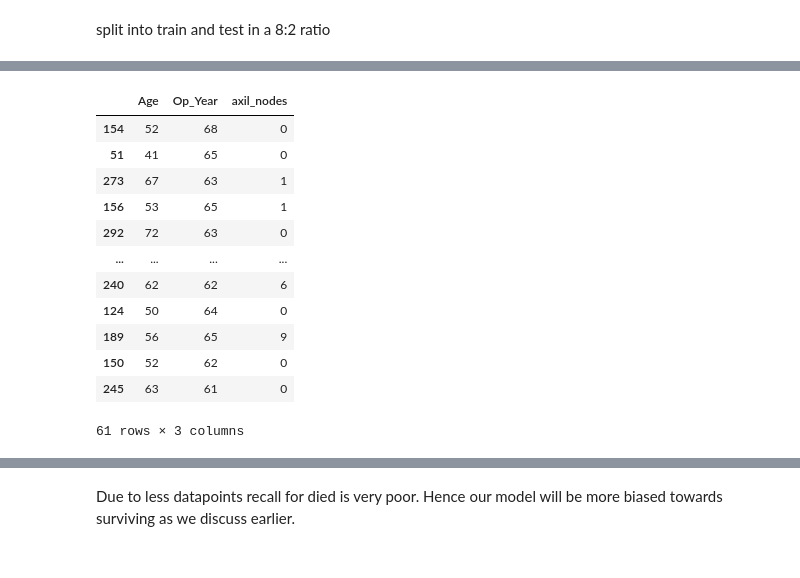
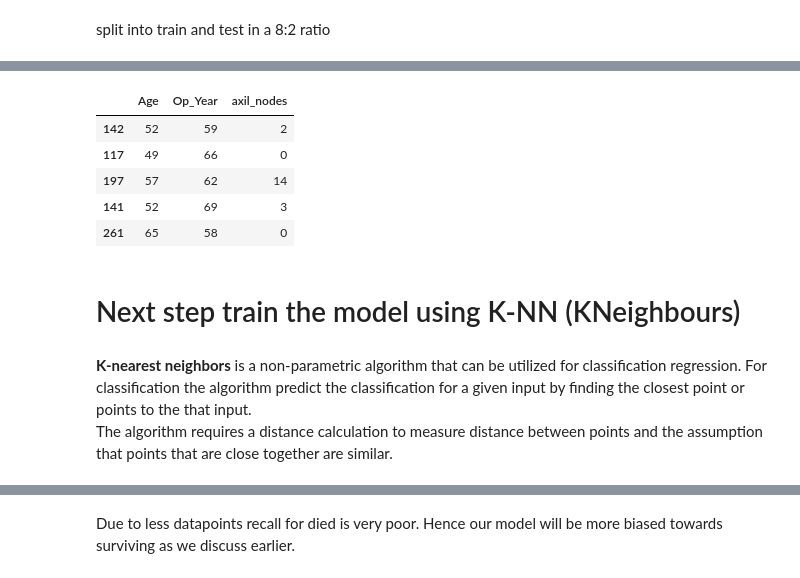
Before and after one commit to anubrata01/Data-mining-college-Assignment, a Jupyter notebook: Haberman’s_Survival_Dataset.ipynb, the cells around one changed output, grey strips where cells are left out. Cells and saved outputs as stored; diff of their text form; code cells hidden in the pictures.

```diff
--- a/Haberman’s_Survival_Dataset.ipynb
+++ b/Haberman’s_Survival_Dataset.ipynb
@@ -311,19 +326,18 @@ x_test.head()
 # %%
-x_test
+x_test.head()
 # %% [output]
 |  | Age | Op_Year | axil_nodes |
-| 154 | 52 | 68 | 0 |
-| 51 | 41 | 65 | 0 |
-| 273 | 67 | 63 | 1 |
-| 156 | 53 | 65 | 1 |
-| 292 | 72 | 63 | 0 |
-| ... | ... | ... | ... |
-| 240 | 62 | 62 | 6 |
-| 124 | 50 | 64 | 0 |
-| 189 | 56 | 65 | 9 |
-| 150 | 52 | 62 | 0 |
-| 245 | 63 | 61 | 0 |
+| 142 | 52 | 59 | 2 |
+| 117 | 49 | 66 | 0 |
+| 197 | 57 | 62 | 14 |
+| 141 | 52 | 69 | 3 |
+| 261 | 65 | 58 | 0 |
-61 rows × 3 columns
+# %% [markdown]
+# Next step train the model using K-NN (KNeighbours)
+# %% [markdown]
+**K-nearest neighbors** is a non-parametric algorithm that can be utilized for classification regression. For classification the algorithm predict the classification for a given input by finding the closest point or points to the that input.
+<br>
+The algorithm requires a distance calculation to measure distance between points and the assumption that points that are close together are similar.
 # %%
 from sklearn.neighbors import KNeighborsClassifier
 from sklearn.metrics import confusion_matrix,accuracy_score,classification_report
```
Also changed, not shown: parts of 24 cells of this notebook.
